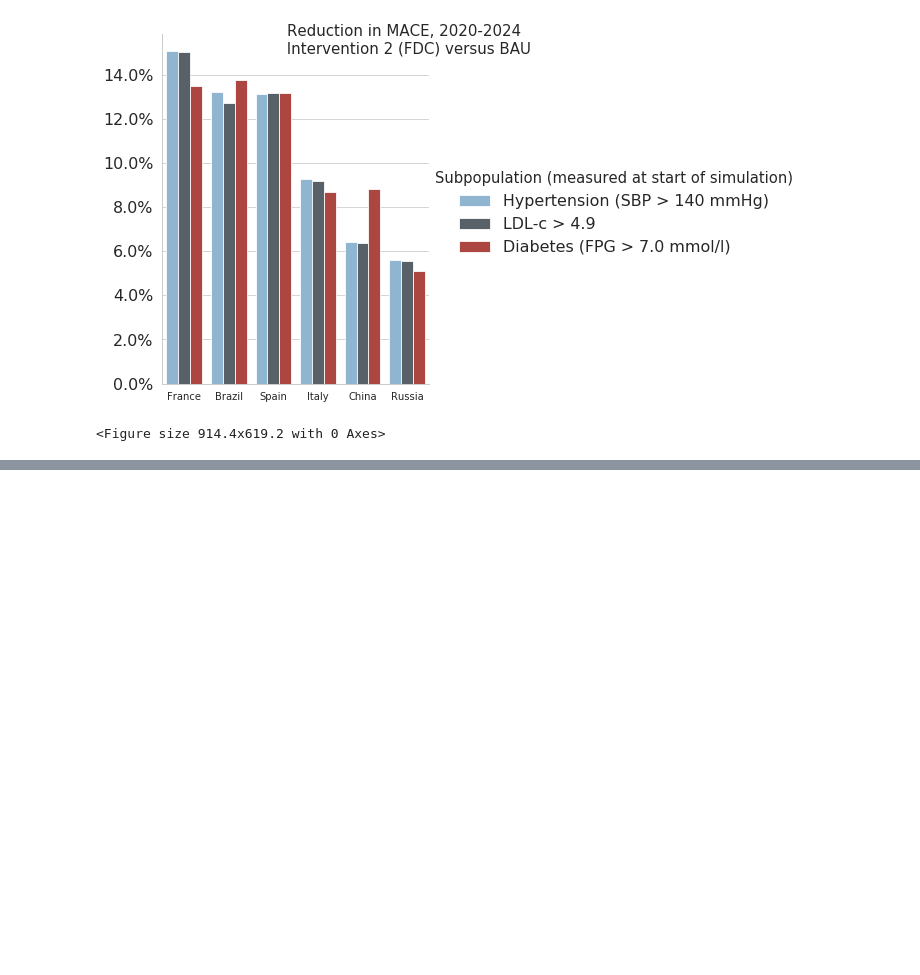
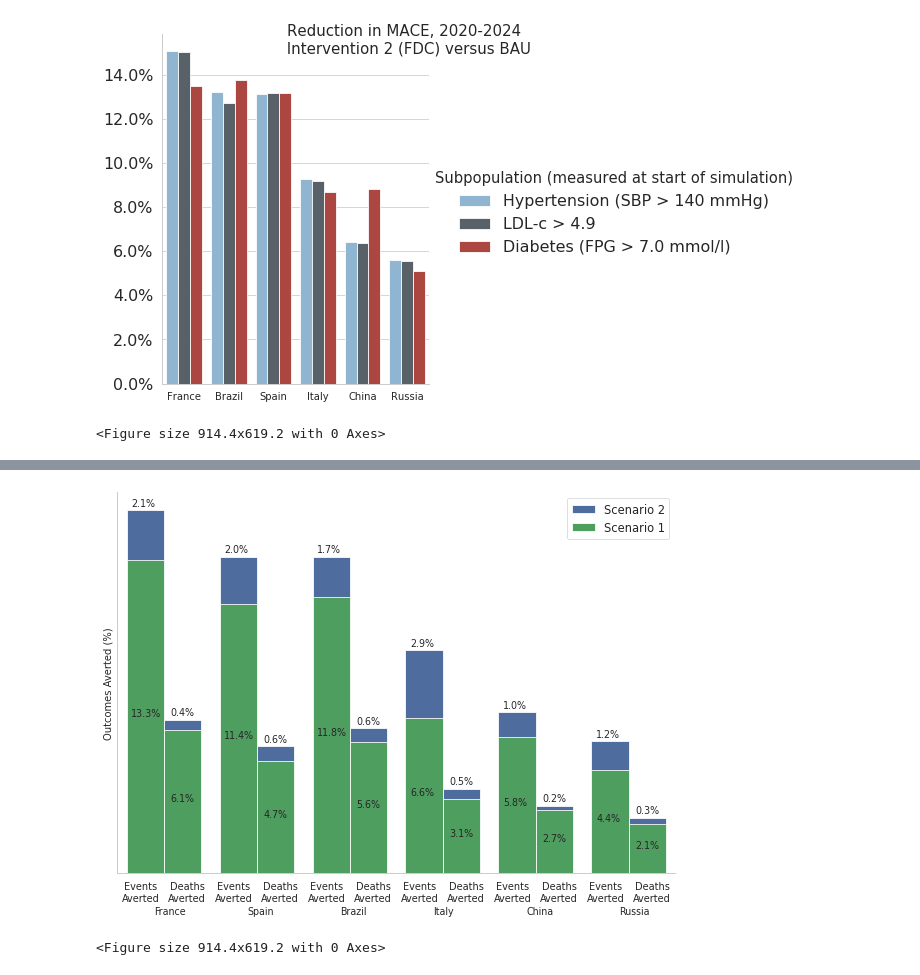
Before and after one commit to ihmeuw/vivarium_csu_zenon, a Jupyter notebook: src/vivarium_csu_zenon/results_processing/reduction_in_mace_and_cv_deaths_bubble_and_bar_charts.ipynb, the cells around one changed output, grey strips where cells are left out. Cells and saved outputs as stored; diff of their text form; code cells hidden in the pictures; blank space fills up the shorter version.

Commit message:
Updated bubble chart and bar charts nb

```diff
--- a/src/vivarium_csu_zenon/results_processing/reduction_in_mace_and_cv_deaths_bubble_and_bar_charts.ipynb
+++ b/src/vivarium_csu_zenon/results_processing/reduction_in_mace_and_cv_deaths_bubble_and_bar_charts.ipynb
@@ -198,0 +217,50 @@ reduction_in_outcomes_barchart(data_source)
+# %%
+def reduction_in_outcomes_stacked_barchart(data_source):
+    outcomes = ['Scenario 1', 'Scenario 2']
+    palette_list = ['#41AB59','#4169AB']
+
+    palette_dict = {x:v for x,v in zip(outcomes,palette_list)}
+
+    with PdfPages('reduction_in_mace_cv_deaths_stacked_barchart.pdf') as pdf:
+
+        fig, ax = plt.subplots(figsize=(10,7))
+
+        data_source = data_source.sort_values(by=['Outcome'], ascending=False)
+
+        sns.barplot(x='Location name', y= 'Scenario 2', hue='Outcome', order=['France', 'Spain', 'Brazil', 'Italy', 'China', 'Russia'], palette=[palette_list[1]], data= data_source)
+        g = sns.barplot(x='Location name', y= 'Scenario 1', hue='Outcome', order=['France', 'Spain', 'Brazil', 'Italy', 'China', 'Russia'], palette=[palette_list[0]], data= data_source)
+
+        plt.xlabel('', fontsize=10)
+        plt.ylabel('Outcomes Averted (%)', fontsize=10)
+        plt.yticks([])
+
+        g.set_xticks([-0.25, .25, .75, 1.25, 1.75, 2.25, 2.75, 3.25, 3.75, 4.25, 4.75, 5.25])
+        g.set_xticklabels(labels=['Events\nAverted', 'Deaths\nAverted', 'Events\nAverted', 'Deaths\nAverted', 'Events\nAverted', 'Deaths\nAverted', 'Events\nAverted', 'Deaths\nAverted', 'Events\nAverted', 'Deaths\nAverted', 'Events\nAverted', 'Deaths\nAverted'], fontsize=9.75)
+        handles = g.get_legend_handles_labels()[0][1:3]
+        labels = ['France', 'Spain', 'Brazil', 'Italy', 'China', 'Russia']
+        for i in range(len(labels)):
+            plt.text((i - 0.1), -0.0175, labels[i], fontsize=9.5)
+
+        i = 0
+        xticks = [-0.25, .25, .75, 1.25, 1.75, 2.25, 2.75, 3.25, 3.75, 4.25, 4.75, 5.25]
+        for loc in labels:
+            for outcome in ['MACE', 'CV deaths']:
+                df = data_source[(data_source['Location name'] == loc) & (data_source['Outcome'] == outcome)]
+                if (i+1)%2 == 0 and i != 0:
+                    plt.text((xticks[i]-0.175), df['Scenario 1']/2, str((df['Scenario 1'].values[0]*100).round(1))+'%', fontsize=9.5)
+                    plt.text((xticks[i]-0.175), df['Scenario 2']+.002, str((df['Percent Difference between Scenario 1 and 2'].values[0]).round(1))+'%', fontsize=9.5)
+                else:
+                    plt.text((xticks[i]-0.1), df['Scenario 1']/2, str((df['Scenario 1'].values[0]*100).round(1))+'%', fontsize=9.5)
+                    plt.text((xticks[i]-0.1), df['Scenario 2']+.002, str((df['Percent Difference between Scenario 1 and 2'].values[0]).round(1))+'%', fontsize=9.5)
+
+                i+=1
+        plt.legend(handles, ['Scenario 2', 'Scenario 1'], fontsize=11.5)
+        pdf.savefig(fig, orientation = 'landscape', bbox_inches='tight')
+
+        plt.show()
+        plt.clf()
+
+reduction_in_outcomes_stacked_barchart(data_source)
+# %% [output]
+[figure, added]
+<Figure size 914.4x619.2 with 0 Axes>
```
Also changed, not shown: parts of 23 cells of this notebook.
